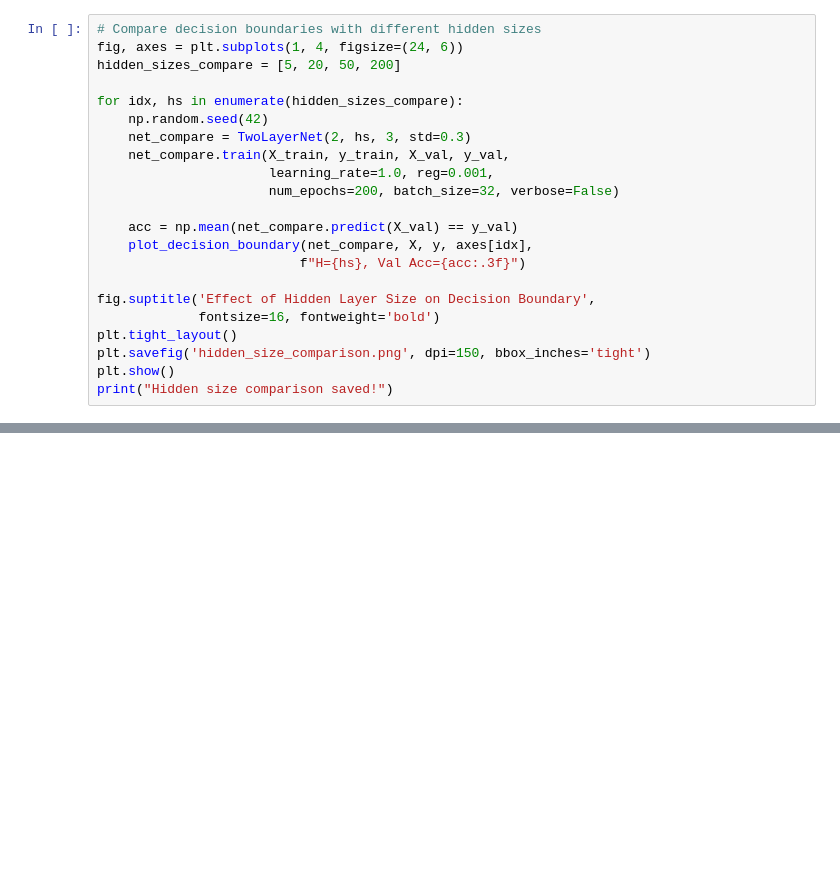
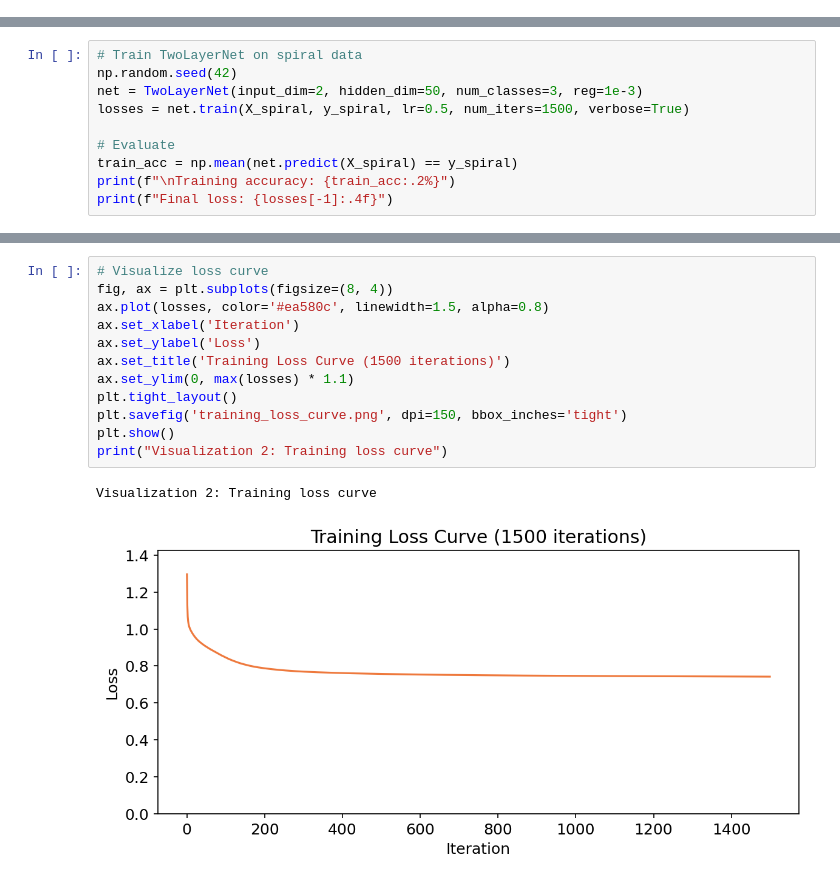
Before and after one commit to ZOUMDA28/-CS231n-, a Jupyter notebook: notebooks/part1-deep-learning-basics/lecture-04b-two-layer-net/practice.ipynb, the cells around one changed output, grey strips where cells are left out. Drawn from its saved outputs; the diff is of its cells as text; blank space fills up the shorter version.

```diff
--- a/notebooks/part1-deep-learning-basics/lecture-04b-two-layer-net/practice.ipynb
+++ b/notebooks/part1-deep-learning-basics/lecture-04b-two-layer-net/practice.ipynb
@@ -1066,22 +0,0 @@ Hyperparameter search visualization saved!
-# %%
-# Compare decision boundaries with different hidden sizes
-fig, axes = plt.subplots(1, 4, figsize=(24, 6))
-hidden_sizes_compare = [5, 20, 50, 200]
-
-for idx, hs in enumerate(hidden_sizes_compare):
-    np.random.seed(42)
-    net_compare = TwoLayerNet(2, hs, 3, std=0.3)
-    net_compare.train(X_train, y_train, X_val, y_val,
-                      learning_rate=1.0, reg=0.001,
-                      num_epochs=200, batch_size=32, verbose=False)
-
-    acc = np.mean(net_compare.predict(X_val) == y_val)
-    plot_decision_boundary(net_compare, X, y, axes[idx],
-                          f"H={hs}, Val Acc={acc:.3f}")
-
-fig.suptitle('Effect of Hidden Layer Size on Decision Boundary',
-             fontsize=16, fontweight='bold')
-plt.tight_layout()
-plt.savefig('hidden_size_comparison.png', dpi=150, bbox_inches='tight')
-plt.show()
-print("Hidden size comparison saved!")
@@ -1417,0 +322,10 @@ Homework 3 PASSED!
+# %%
+# Train TwoLayerNet on spiral data
+np.random.seed(42)
+net = TwoLayerNet(input_dim=2, hidden_dim=50, num_classes=3, reg=1e-3)
+losses = net.train(X_spiral, y_spiral, lr=0.5, num_iters=1500, verbose=True)
+
+# Evaluate
+train_acc = np.mean(net.predict(X_spiral) == y_spiral)
+print(f"\nTraining accuracy: {train_acc:.2%}")
+print(f"Final loss: {losses[-1]:.4f}")
@@ -1417,0 +351,15 @@ Homework 3 PASSED!
+# %%
+# Visualize loss curve
+fig, ax = plt.subplots(figsize=(8, 4))
+ax.plot(losses, color='#ea580c', linewidth=1.5, alpha=0.8)
+ax.set_xlabel('Iteration')
+ax.set_ylabel('Loss')
+ax.set_title('Training Loss Curve (1500 iterations)')
+ax.set_ylim(0, max(losses) * 1.1)
+plt.tight_layout()
+plt.savefig('training_loss_curve.png', dpi=150, bbox_inches='tight')
+plt.show()
+print("Visualization 2: Training loss curve")
+# %% [output]
+Visualization 2: Training loss curve
+[figure, added]
```
Also changed, not shown: parts of 82 cells of this notebook, 12 other files.
